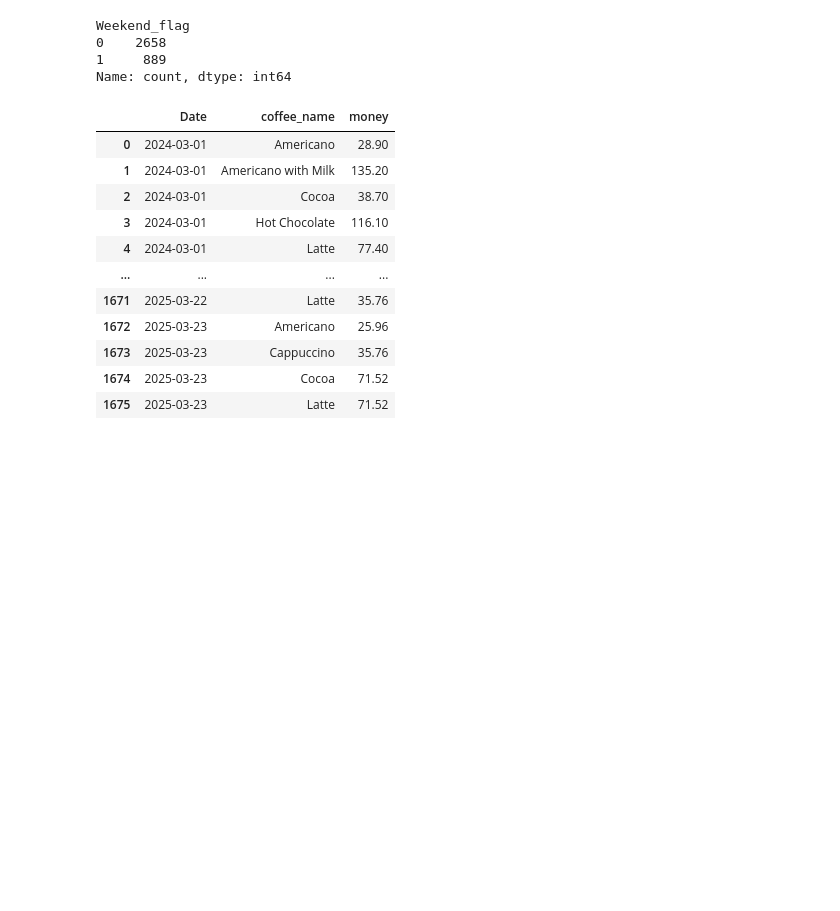
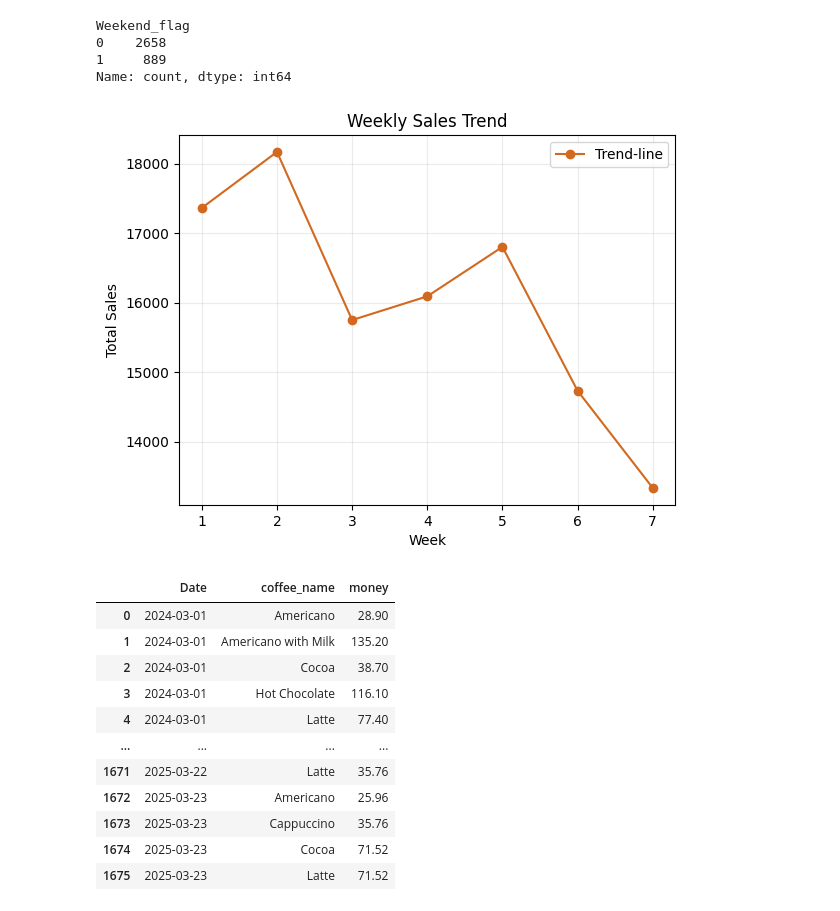
Before and after one commit to kanika-07cs/EDA-task3, a Jupyter notebook: EDA3.ipynb, the cells around one changed output. Saved outputs shown, nothing was run; the diff lists cells and outputs as text; code cells hidden in the pictures; blank space fills up the shorter version.

```diff
--- a/EDA3.ipynb
+++ b/EDA3.ipynb
@@ -106,6 +106,17 @@ Weekend_flag
 0    2658
 1     889
 Name: count, dtype: int64
+# %%
+weekly_sales = df.groupby('Weekdaysort')['money'].sum()
+plt.plot(weekly_sales.index, weekly_sales.values, marker='o', color='chocolate',label='Trend-line')
+plt.title('Weekly Sales Trend')
+plt.xlabel('Week')
+plt.ylabel('Total Sales')
+plt.grid(True,alpha=0.25)
+plt.legend()
+plt.show()
+# %% [output]
+[figure, added]
 # %%
 revenue = df.groupby(['Date', 'coffee_name'])['money'].sum().reset_index()
 display(revenue)
```
Also changed, not shown: parts of 12 cells of this notebook.
